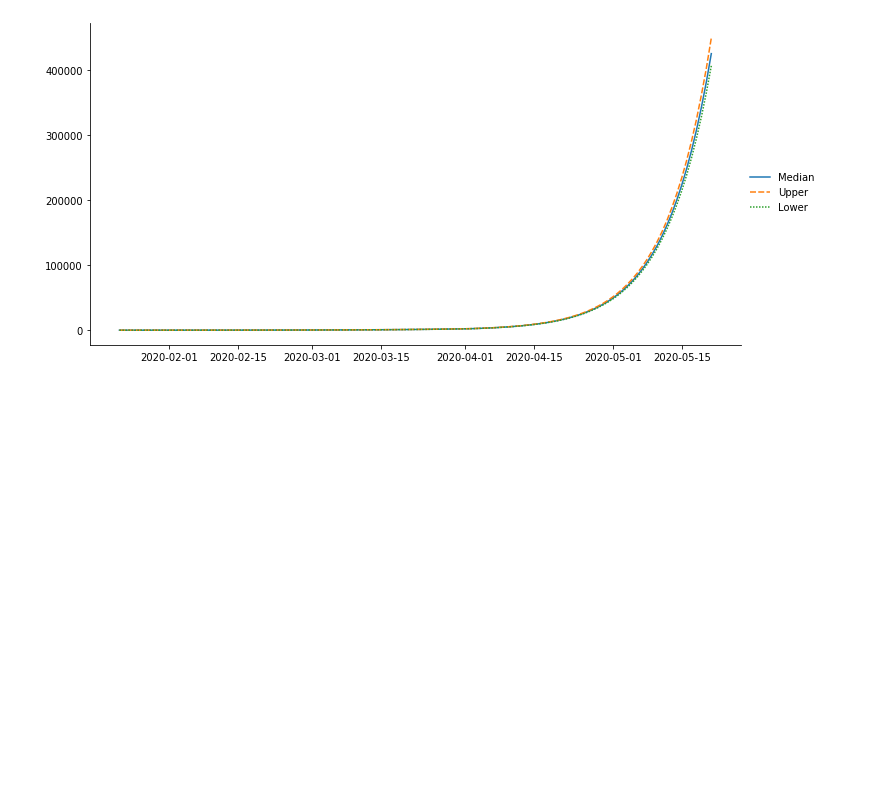
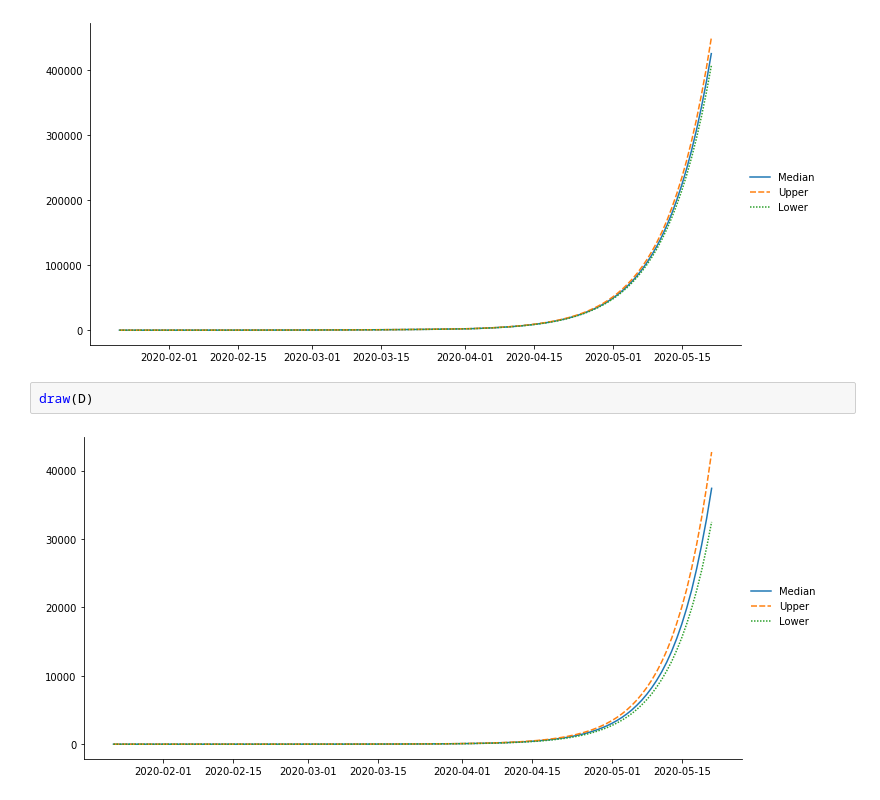
Before and after one commit to yoriyuki/COVID-19, a Jupyter notebook: prediction/Turzin.ipynb, the cells around one changed output. Cells and saved outputs as stored; diff of their text form; blank space fills up the shorter version.

```diff
--- a/prediction/Turzin.ipynb
+++ b/prediction/Turzin.ipynb
@@ -221,3 +221,7 @@ draw(cumulative, real=confirmed[country])
 draw(S)
 # %% [output]
 [figure]
+# %%
+draw(D)
+# %% [output]
+[figure, added]
```
